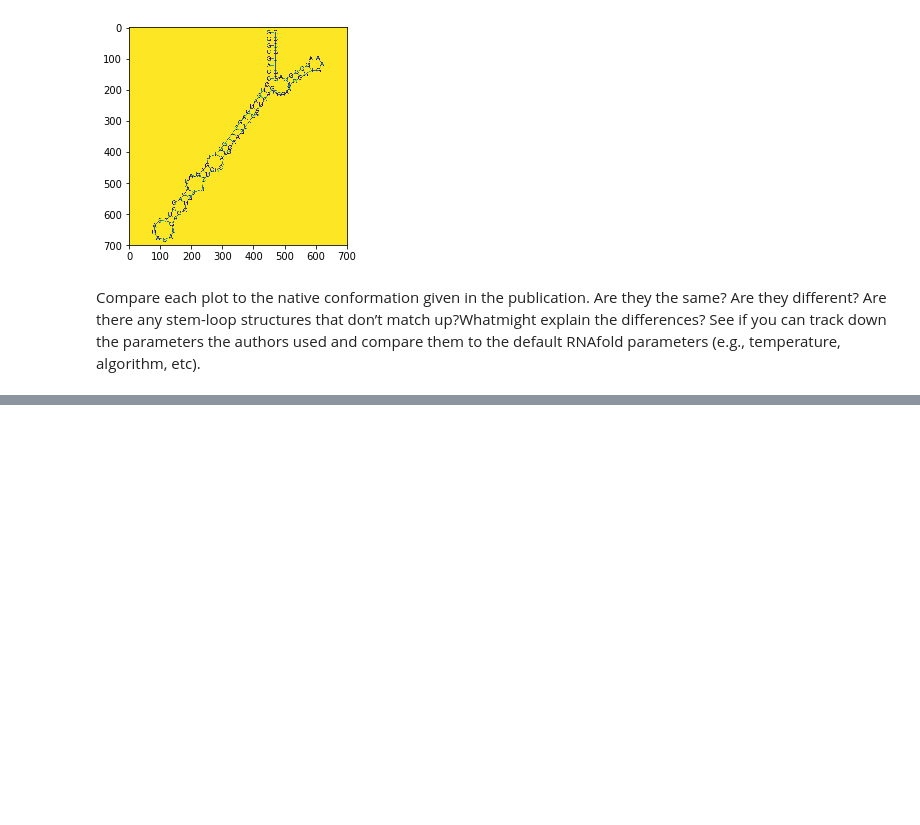
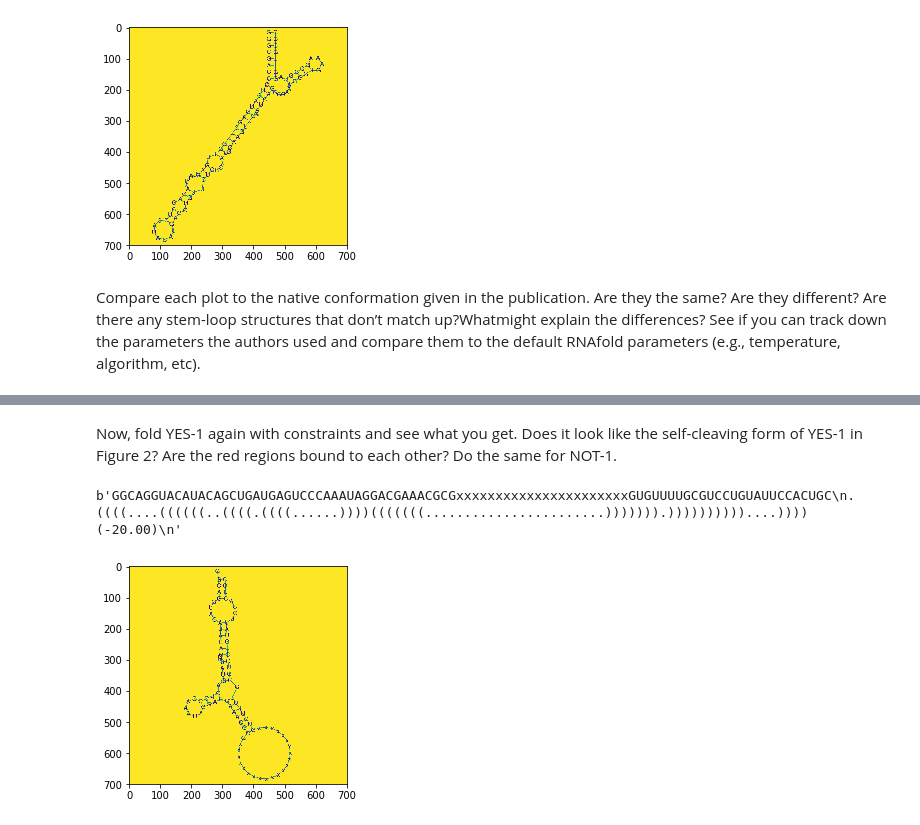
Before and after one commit to nathan2wong/computational_biology_BioE131, a Jupyter notebook: lab5/lab5.ipynb, the cells around one changed output, grey strips where cells are left out. Saved outputs shown, nothing was run; the diff lists cells and outputs as text; code cells hidden in the pictures; blank space fills up the shorter version.

```diff
--- a/lab5/lab5.ipynb
+++ b/lab5/lab5.ipynb
@@ -112,0 +129,13 @@ Compare each plot to the native conformation given in the publication. Are they
+# %% [markdown]
+Now, fold YES-1 again with constraints and see what you get. Does it look like the self-cleaving form of YES-1 in Figure 2? Are the red regions bound to each other? Do the same for NOT-1.
+# %%
+proc = subprocess.run('RNAfold -C not_1_constraints.txt', stdout=subprocess.PIPE, stderr=subprocess.PIPE, check=True, shell=True)
+print(proc.stdout)
+proc2 = subprocess.run(['RNAplot'], input=proc.stdout, stdout=subprocess.PIPE, stderr=subprocess.PIPE, check=True)
+proc3 = subprocess.call('convert rna.ps rna_not_1_constraints.png', shell=True)
+img = mpimg.imread('rna_not_1_constraints.png')
+imgplot = plt.imshow(img)
+plt.show()
+# %% [output]
+b'GGCAGGUACAUACAGCUGAUGAGUCCCAAAUAGGACGAAACGCGxxxxxxxxxxxxxxxxxxxxxxGUGUUUUGCGUCCUGUAUUCCACUGC\n.((((....((((((..((((.((((......))))(((((((.......................))))))).))))))))))....)))) (-20.00)\n'
+[figure, added]
```
Also changed, not shown: parts of 8 cells of this notebook, 9 other files.
